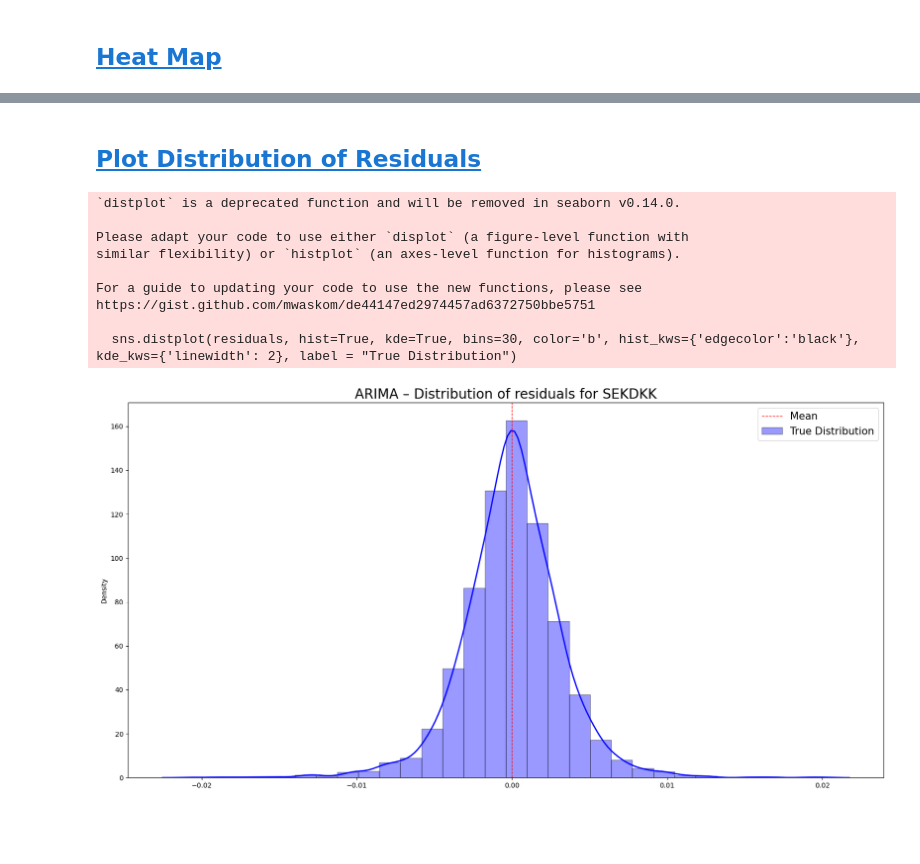
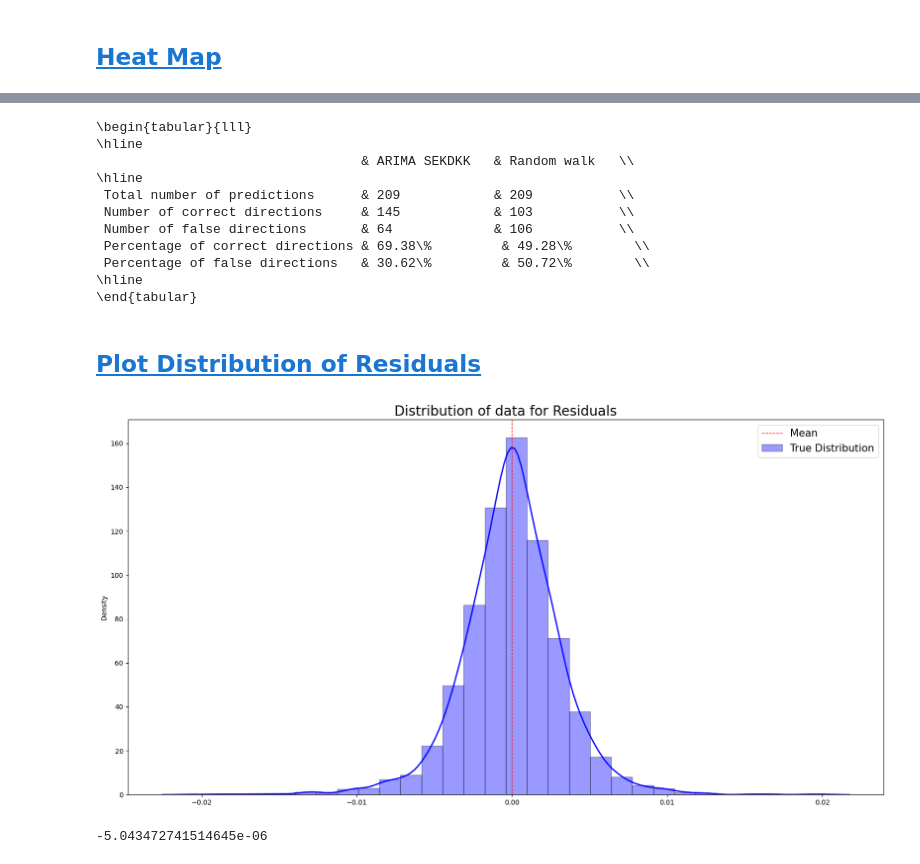
Before and after one commit to valdemarthebull/LSTM-Model-for-Exchange-Rate-Prediction, a Jupyter notebook: Model – BA/ARIMA MODEL TRUE.ipynb, the cells around one changed output, grey strips where cells are left out. Drawn from its saved outputs; the diff is of its cells as text; code cells hidden in the pictures; blank space fills up the shorter version.

```diff
--- a/Model – BA/ARIMA MODEL TRUE.ipynb
+++ b/Model – BA/ARIMA MODEL TRUE.ipynb
@@ -534,35 +352,22 @@ with open(f"ARIMA {column}_direction.tex", "w") as f:
+# %%
+ar.direction_counter(forecast, data_test, column)
+# %% [output]
+\begin{tabular}{lll}
+\hline
+                                  & ARIMA SEKDKK   & Random walk   \\
+\hline
+ Total number of predictions      & 209            & 209           \\
+ Number of correct directions     & 145            & 103           \\
+ Number of false directions       & 64             & 106           \\
+ Percentage of correct directions & 69.38\%         & 49.28\%        \\
+ Percentage of false directions   & 30.62\%         & 50.72\%        \\
+\hline
+\end{tabular}
 # %% [markdown]
-## <a id='toc2_5_'></a>[Plot Distribution of Residuals](#toc0_)
+## <a id='toc2_8_'></a>[Plot Distribution of Residuals](#toc0_)
-# %%
-
-## Find mean of the residuals
-mean = residuals.mean()
-mean = float(mean)
-
-# Plot distribution of data
-plt.figure(figsize=(20,10))
-plt.title(f"ARIMA – Distribution of residuals for {column}", size = 20)
-
-## add a vertical line at the mean
-plt.axvline(mean, color='r', linestyle='dashed', linewidth=1, label = "Mean")
-
-## add true bell curve to the plot
-sns.distplot(residuals, hist=True, kde=True, bins=30, color='b', hist_kws={'edgecolor':'black'}, kde_kws={'linewidth': 2}, label = "True Distribution")
-
-plt.legend(fontsize = 15)
-
-# save plot
-plt.savefig(f"ARIMA {column}_residuals.png")
-
-plt.show()
-# %% [output]
-`distplot` is a deprecated function and will be removed in seaborn v0.14.0.
-
-Please adapt your code to use either `displot` (a figure-level function with
-similar flexibility) or `histplot` (an axes-level function for histograms).
-
-For a guide to updating your code to use the new functions, please see
-https://gist.github.com/mwaskom/de44147ed2974457ad6372750bbe5751
-
-  sns.distplot(residuals, hist=True, kde=True, bins=30, color='b', hist_kws={'edgecolor':'black'}, kde_kws={'linewidth': 2}, label = "True Distribution")
-[figure, removed]
+# %%
+# Plot distribution of data
+ar.distribution(residuals, "Residuals")
+# %% [output]
+[figure, added]
+-5.043472741514645e-06
```
Also changed, not shown: parts of 30 cells of this notebook, 7 other files.
